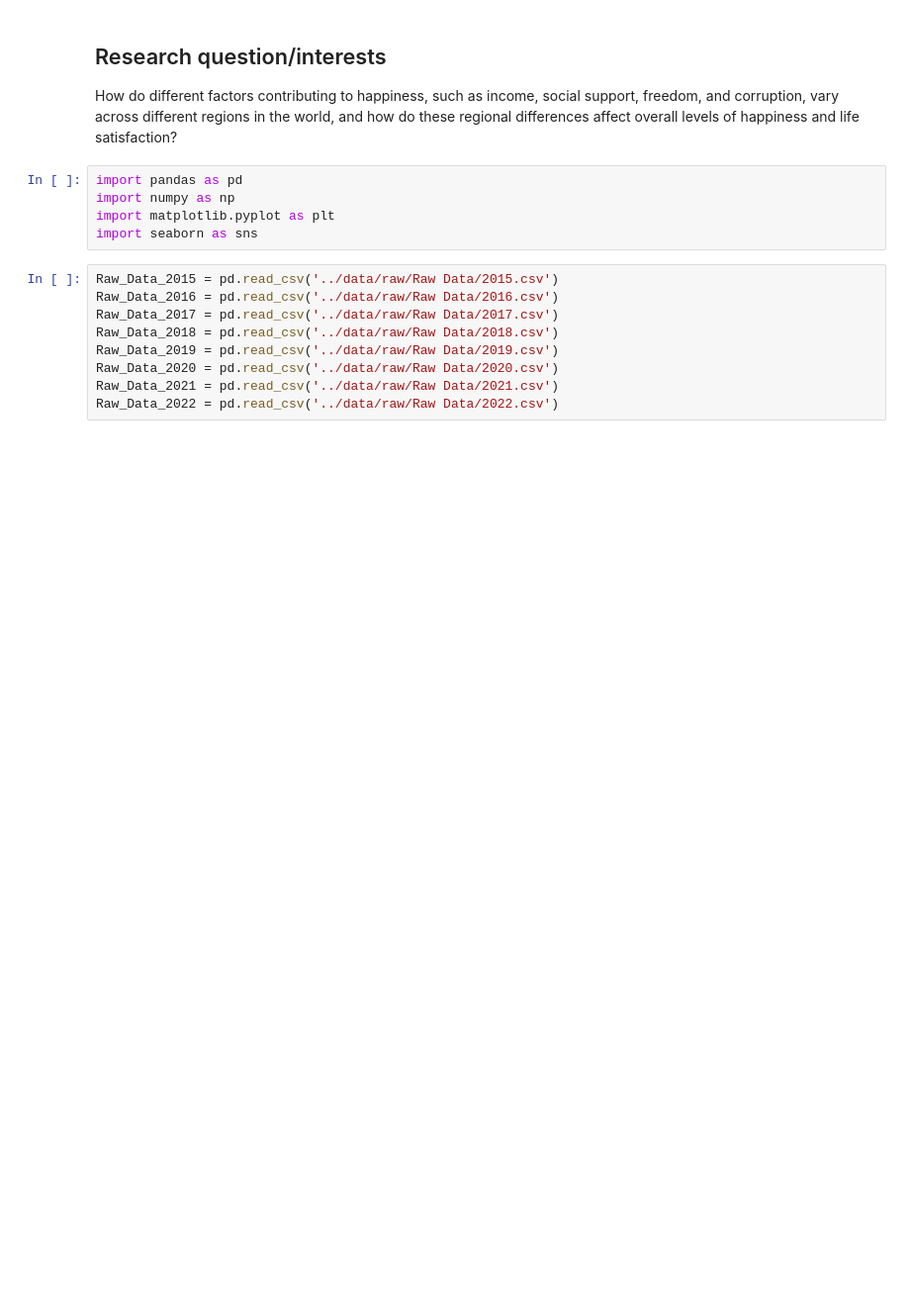
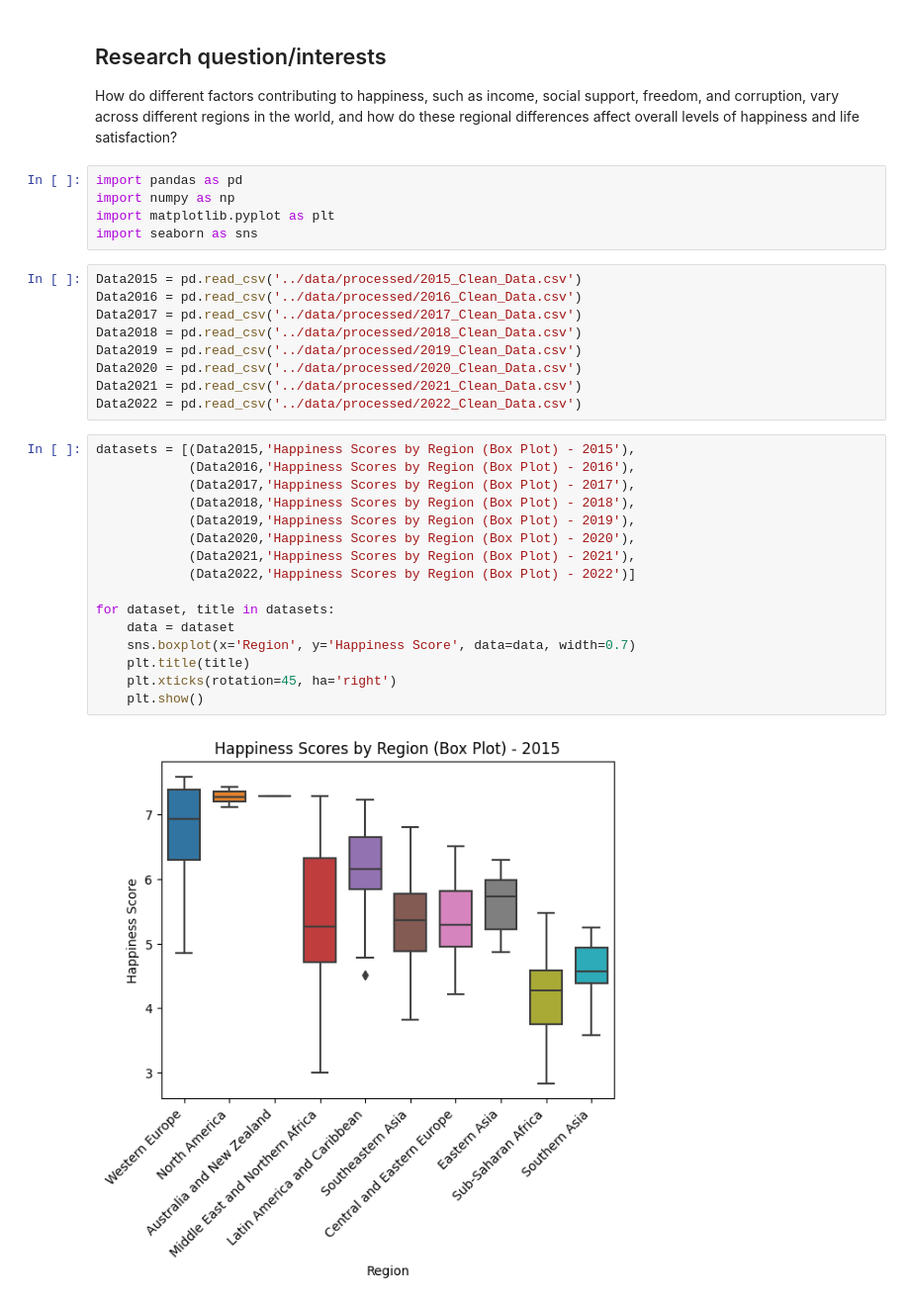
Before and after one commit to ubco-W2022T2-data301/project-group-group100, a Jupyter notebook: analysis/analysis2.ipynb, the cells around one changed output. Shown at 99% size. Cells and saved outputs as stored; diff of their text form; blank space fills up the shorter version.

Commit message:
Fixed the Clean Data

```diff
--- a/analysis/analysis2.ipynb
+++ b/analysis/analysis2.ipynb
@@ -11,11 +9,29 @@ import numpy as np
 import matplotlib.pyplot as plt
 import seaborn as sns
 # %%
-Raw_Data_2015 = pd.read_csv('../data/raw/Raw Data/2015.csv')
-Raw_Data_2016 = pd.read_csv('../data/raw/Raw Data/2016.csv')
-Raw_Data_2017 = pd.read_csv('../data/raw/Raw Data/2017.csv')
-Raw_Data_2018 = pd.read_csv('../data/raw/Raw Data/2018.csv')
-Raw_Data_2019 = pd.read_csv('../data/raw/Raw Data/2019.csv')
-Raw_Data_2020 = pd.read_csv('../data/raw/Raw Data/2020.csv')
-Raw_Data_2021 = pd.read_csv('../data/raw/Raw Data/2021.csv')
-Raw_Data_2022 = pd.read_csv('../data/raw/Raw Data/2022.csv')
+Data2015 = pd.read_csv('../data/processed/2015_Clean_Data.csv')
+Data2016 = pd.read_csv('../data/processed/2016_Clean_Data.csv')
+Data2017 = pd.read_csv('../data/processed/2017_Clean_Data.csv')
+Data2018 = pd.read_csv('../data/processed/2018_Clean_Data.csv')
+Data2019 = pd.read_csv('../data/processed/2019_Clean_Data.csv')
+Data2020 = pd.read_csv('../data/processed/2020_Clean_Data.csv')
+Data2021 = pd.read_csv('../data/processed/2021_Clean_Data.csv')
+Data2022 = pd.read_csv('../data/processed/2022_Clean_Data.csv')
+# %%
+datasets = [(Data2015,'Happiness Scores by Region (Box Plot) - 2015'),
+            (Data2016,'Happiness Scores by Region (Box Plot) - 2016'),
+            (Data2017,'Happiness Scores by Region (Box Plot) - 2017'),
+            (Data2018,'Happiness Scores by Region (Box Plot) - 2018'),
+            (Data2019,'Happiness Scores by Region (Box Plot) - 2019'),
+            (Data2020,'Happiness Scores by Region (Box Plot) - 2020'),
+            (Data2021,'Happiness Scores by Region (Box Plot) - 2021'),
+            (Data2022,'Happiness Scores by Region (Box Plot) - 2022')]
+
+for dataset, title in datasets:
+    data = dataset
+    sns.boxplot(x='Region', y='Happiness Score', data=data, width=0.7)
+    plt.title(title)
+    plt.xticks(rotation=45, ha='right')
+    plt.show()
+# %% [output]
+[figure, added]
```
Also changed, not shown: parts of 4 cells of this notebook, 3 other files.
